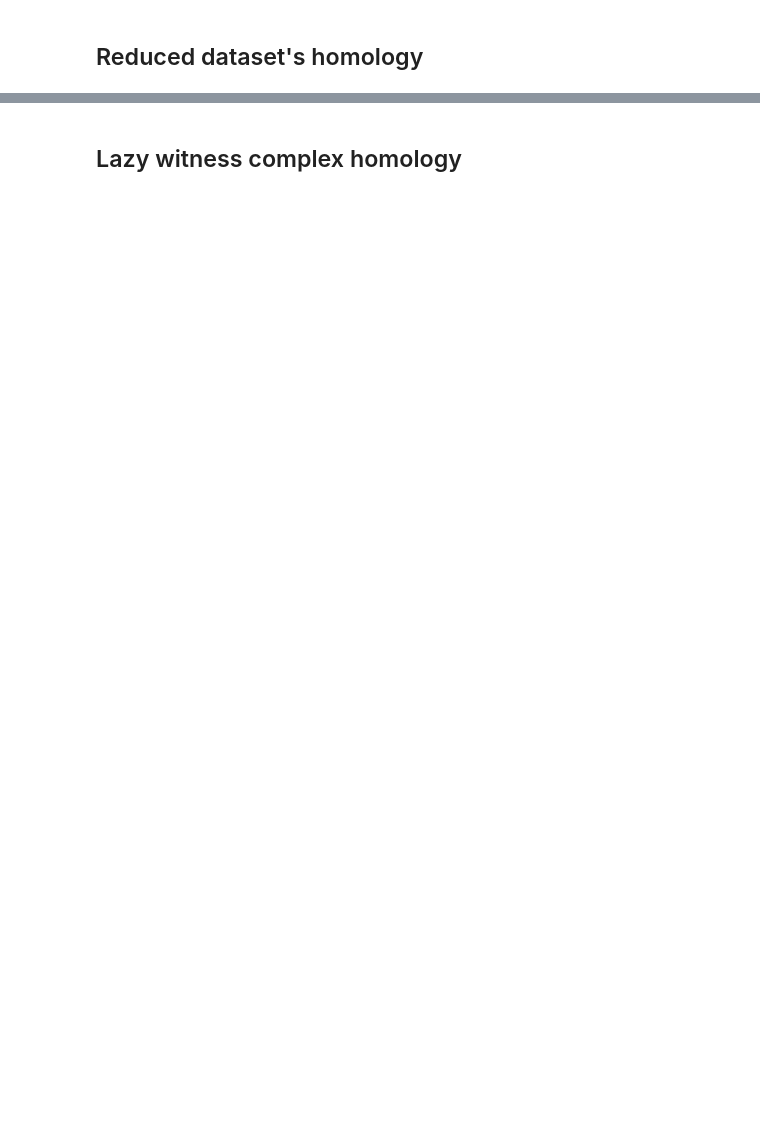
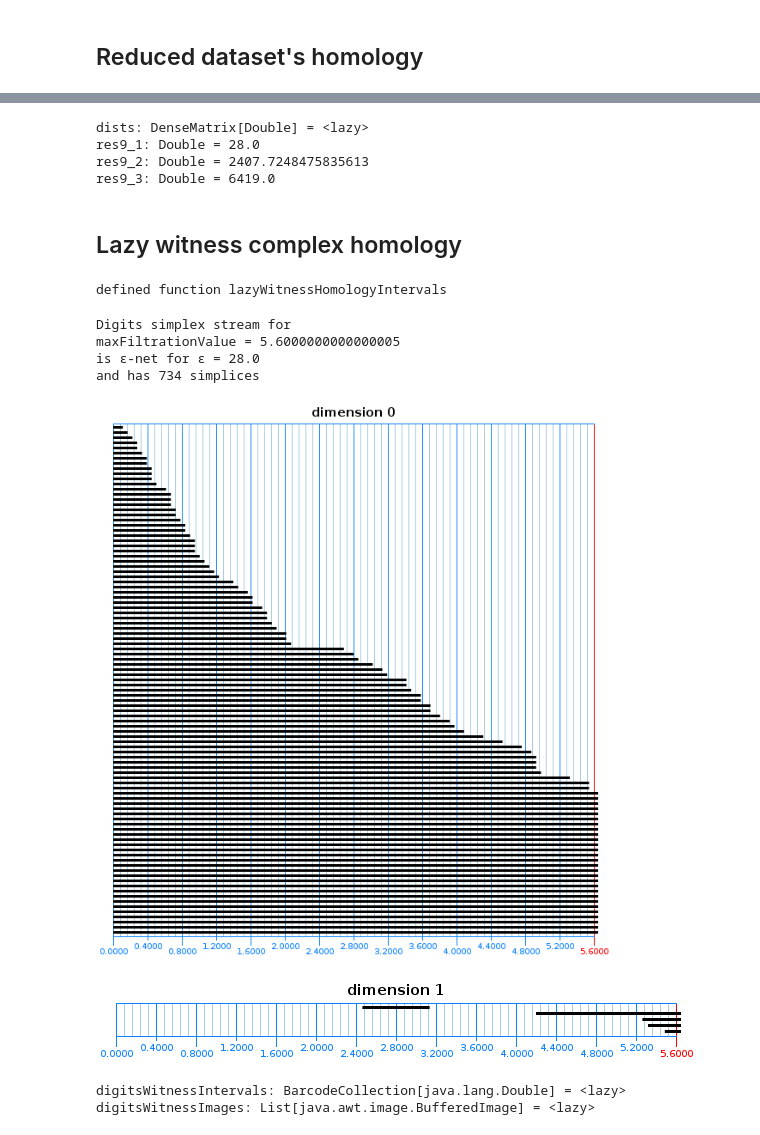
Before and after one commit to lambdaofgod/tda-project, a Jupyter notebook: notebooks/Digits.ipynb, the cells around one changed output, grey strips where cells are left out. Drawn from its saved outputs; the diff is of its cells as text; code cells hidden in the pictures; blank space fills up the shorter version.

```diff
--- a/notebooks/Digits.ipynb
+++ b/notebooks/Digits.ipynb
@@ -122,6 +149,13 @@ val dists = Math.dist(digitsData, digitsData)
 # %%
+lazy val dists = dist(digitsData, digitsData)
+
 dists.toDenseVector.toArray.filter(_ > 15).min
 mean(dists)
 max(dists)
+# %% [output]
+dists: DenseMatrix[Double] = <lazy>
+res9_1: Double = 28.0
+res9_2: Double = 2407.7248475835613
+res9_3: Double = 6419.0
 # %% [markdown]
 ## Lazy witness complex homology
@@ -155,6 +162,32 @@ lazy val digitsWitnessImages = barcodeImages(
 # %%
-println(Seq(
-  "Digits simplex stream for",
-  s"maxFiltrationValue = ${landmarksMaxFiltrationValue}",
-  s"is ${'\u03B5'}-net for ${'\u03B5'} = ${witnessSelector.getMaxDistanceFromPointsToLandmarks}",
-  s"and has ${digitsWitnessStream.getSize()} simplices").mkString("\n"))
+def lazyWitnessHomologyIntervals(noWitnesses: Int, noLandmarkPoints: Int, thr: Double) = {
+  lazy val witnesses = subsampleRandom(noWitnesses, digitsDataArray)
+
+  lazy val selector = Plex4
+    .createMaxMinSelector(witnesses, noLandmarkPoints)
+
+  val witnessFiltrationValue = thr  * selector.getMaxDistanceFromPointsToLandmarks
+
+  lazy val digitsWitnessStream = new LazyWitnessStream(
+    selector.getUnderlyingMetricSpace,
+    selector,
+    maxDimension,
+    witnessFiltrationValue,
+    1,
+    numDivisions)
+
+  digitsWitnessStream.finalizeStream()
+
+  println(Seq(
+    "Digits simplex stream for",
+    s"maxFiltrationValue = ${witnessFiltrationValue}",
+    s"is ${'\u03B5'}-net for ${'\u03B5'} = ${selector.getMaxDistanceFromPointsToLandmarks}",
+    s"and has ${digitsWitnessStream.getSize()} simplices", "").mkString("\n"))
+  intervalsWithImages(
+    digitsWitnessStream,
+    maxDimension,
+    witnessFiltrationValue,
+    defaultPersistenceAlgorithm(maxDimension))
+}
+# %% [output]
+defined function lazyWitnessHomologyIntervals
@@ -162,0 +194,14 @@ drawBarcodes(digitsWitnessImages)
+# %%
+lazy val (digitsWitnessIntervals, digitsWitnessImages) =
+  lazyWitnessHomologyIntervals(250, 100, 0.2)
+
+drawBarcodes(digitsWitnessImages)
+# %% [output]
+Digits simplex stream for
+maxFiltrationValue = 5.6000000000000005
+is ε-net for ε = 28.0
+and has 734 simplices
+[figure, added]
+[figure, added]
+digitsWitnessIntervals: BarcodeCollection[java.lang.Double] = <lazy>
+digitsWitnessImages: List[java.awt.image.BufferedImage] = <lazy>
```
Also changed, not shown: parts of 13 cells of this notebook, 5 other files.
